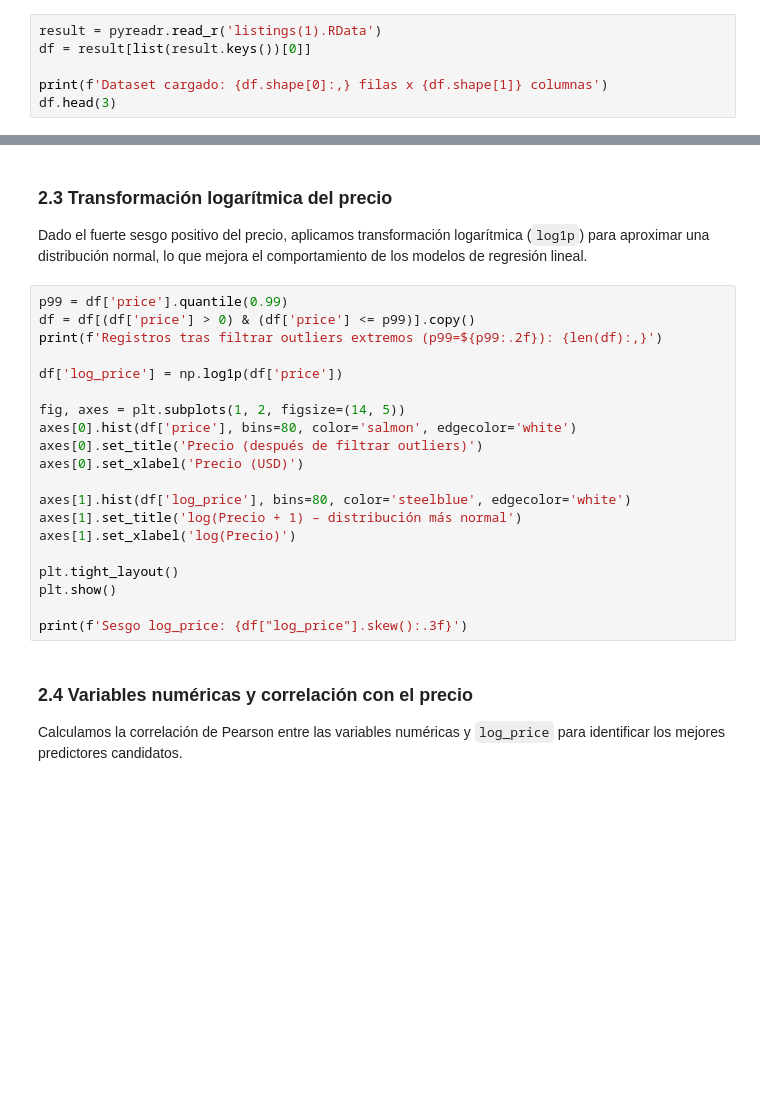
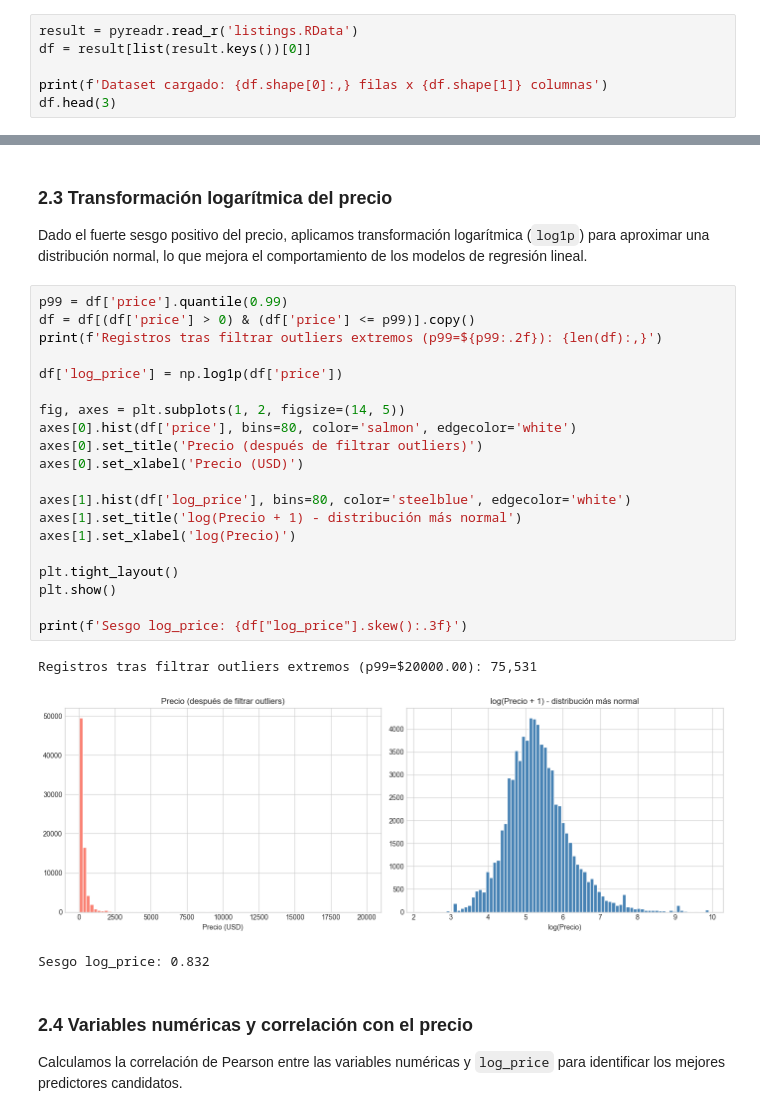
Before and after one commit to Jonialen/lab4-mineria, a Jupyter notebook: lab4.ipynb, the cells around one changed output, grey strips where cells are left out. Cells and saved outputs as stored; diff of their text form; blank space fills up the shorter version.

```diff
--- a/lab4.ipynb
+++ b/lab4.ipynb
@@ -47,7 +49,7 @@ print('Librerías cargadas correctamente')
 
 El dataset proviene de listados de Airbnb y está en formato `.RData`. Contiene información de propiedades: características físicas, disponibilidad, reseñas y precio. Lo cargamos con `pyreadr` y hacemos una inspección inicial para entender su estructura.
 # %%
-result = pyreadr.read_r('listings(1).RData')
+result = pyreadr.read_r('listings.RData')
 df = result[list(result.keys())[0]]
 
 print(f'Dataset cargado: {df.shape[0]:,} filas x {df.shape[1]} columnas')
@@ -117,23 +165,27 @@ Dado el fuerte sesgo positivo del precio, aplicamos transformación logarítmica
 # %%
 p99 = df['price'].quantile(0.99)
 df = df[(df['price'] > 0) & (df['price'] <= p99)].copy()
 print(f'Registros tras filtrar outliers extremos (p99=${p99:.2f}): {len(df):,}')
 
 df['log_price'] = np.log1p(df['price'])
 
 fig, axes = plt.subplots(1, 2, figsize=(14, 5))
 axes[0].hist(df['price'], bins=80, color='salmon', edgecolor='white')
 axes[0].set_title('Precio (después de filtrar outliers)')
 axes[0].set_xlabel('Precio (USD)')
 
 axes[1].hist(df['log_price'], bins=80, color='steelblue', edgecolor='white')
-axes[1].set_title('log(Precio + 1) – distribución más normal')
+axes[1].set_title('log(Precio + 1) - distribución más normal')
 axes[1].set_xlabel('log(Precio)')
 
 plt.tight_layout()
 plt.show()
 
 print(f'Sesgo log_price: {df["log_price"].skew():.3f}')
+# %% [output]
+Registros tras filtrar outliers extremos (p99=$20000.00): 75,531
+[figure, added]
+Sesgo log_price: 0.832
 # %% [markdown]
 ### 2.4 Variables numéricas y correlación con el precio
 
```
Also changed, not shown: parts of 62 cells of this notebook, 1 other file.
